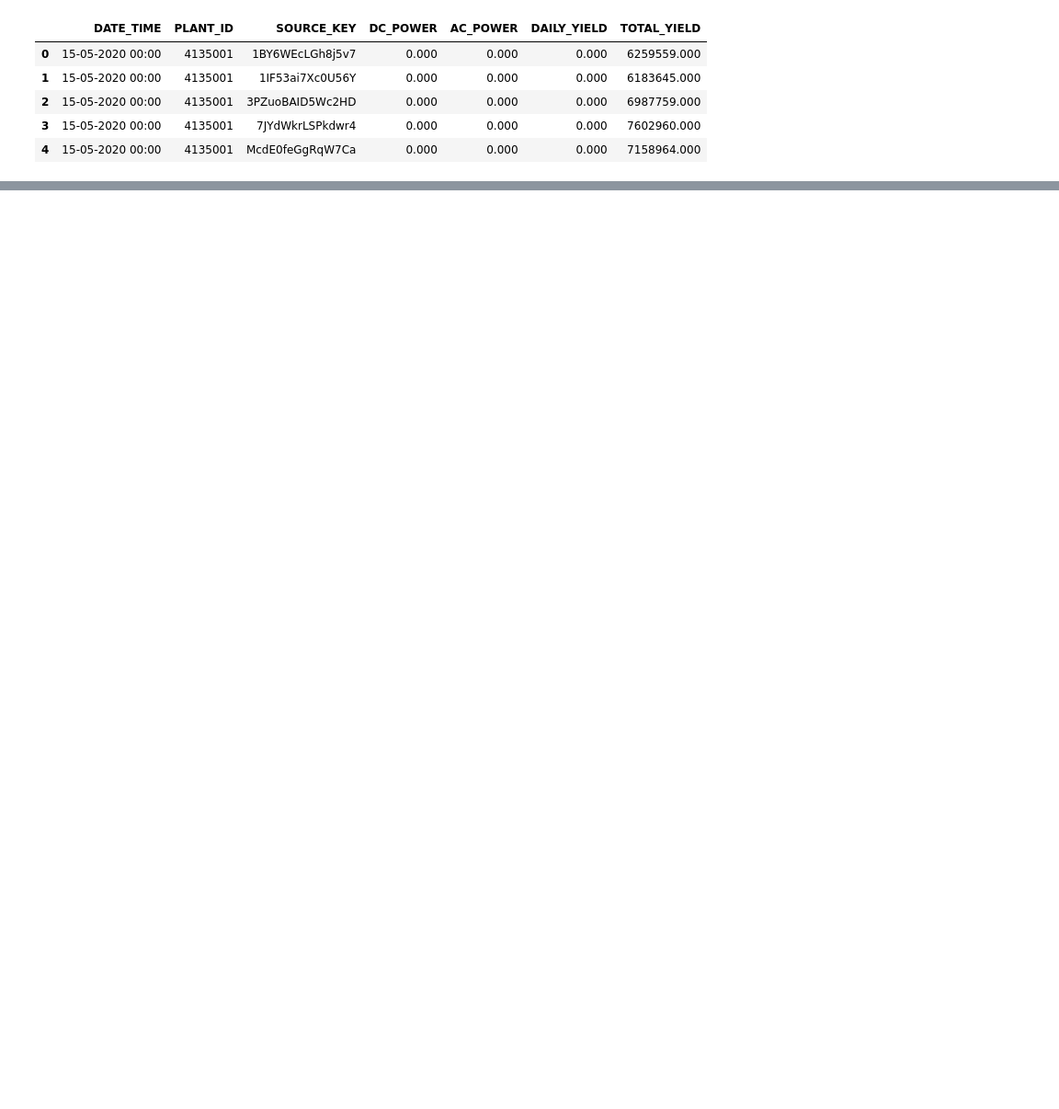
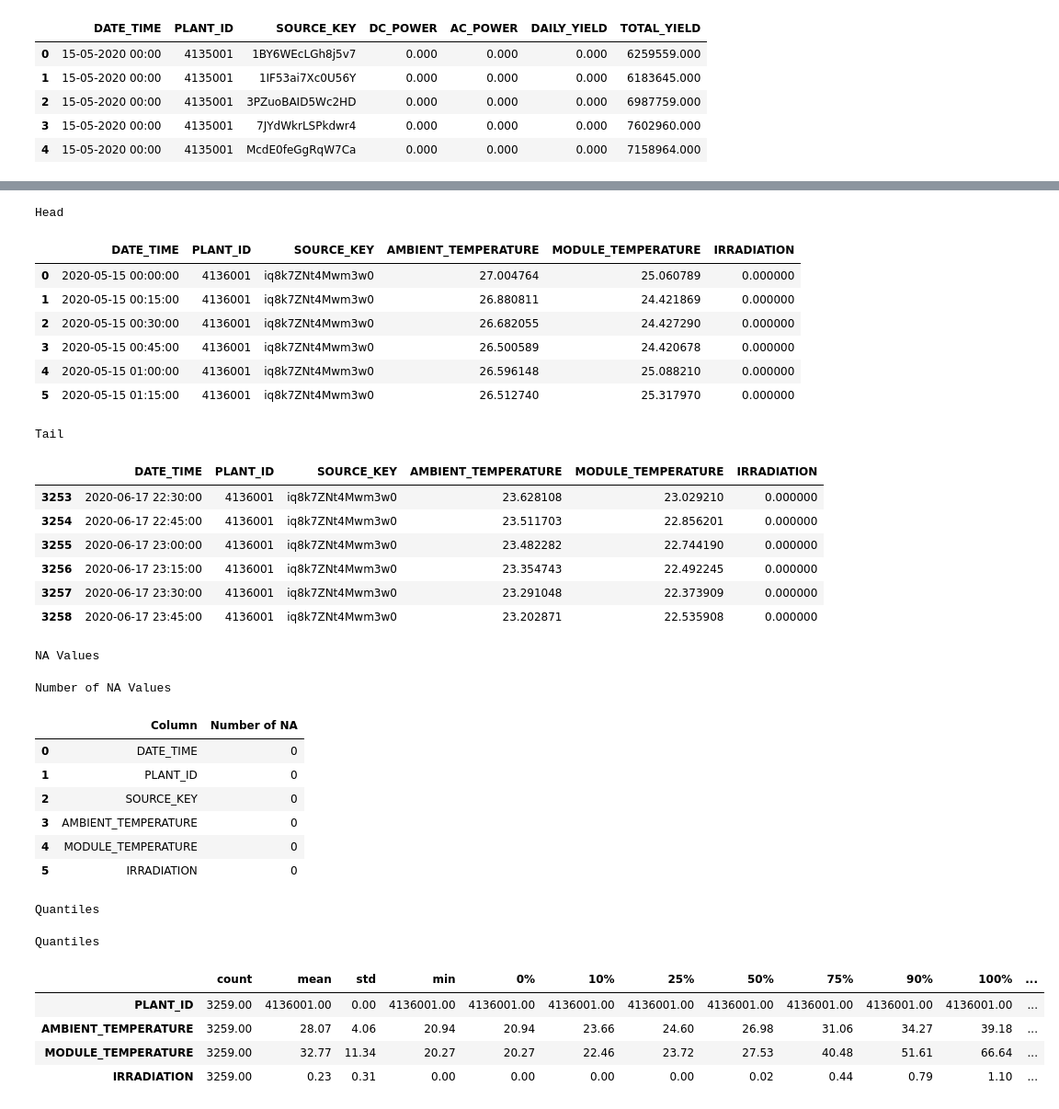
Before and after one commit to priyadharsh73/solar_plant_analysis, a Jupyter notebook: solar_eda.ipynb, the cells around one changed output, grey strips where cells are left out. Shown: that part at 92% size. Drawn from its saved outputs; the diff is of its cells as text; code cells hidden in the pictures; blank space fills up the shorter version.

```diff
--- a/solar_eda.ipynb
+++ b/solar_eda.ipynb
@@ -62,0 +306,3 @@ df_1_Generation.head()
+# %%
+check_df(df_2_Weather)
+# %% [output]
@@ -62,0 +329,32 @@ df_1_Generation.head()
+Head
+|  | DATE_TIME | PLANT_ID | SOURCE_KEY | AMBIENT_TEMPERATURE | MODULE_TEMPERATURE | IRRADIATION |
+| 0 | 2020-05-15 00:00:00 | 4136001 | iq8k7ZNt4Mwm3w0 | 27.004764 | 25.060789 | 0.000000 |
+| 1 | 2020-05-15 00:15:00 | 4136001 | iq8k7ZNt4Mwm3w0 | 26.880811 | 24.421869 | 0.000000 |
+| 2 | 2020-05-15 00:30:00 | 4136001 | iq8k7ZNt4Mwm3w0 | 26.682055 | 24.427290 | 0.000000 |
+| 3 | 2020-05-15 00:45:00 | 4136001 | iq8k7ZNt4Mwm3w0 | 26.500589 | 24.420678 | 0.000000 |
+| 4 | 2020-05-15 01:00:00 | 4136001 | iq8k7ZNt4Mwm3w0 | 26.596148 | 25.088210 | 0.000000 |
+| 5 | 2020-05-15 01:15:00 | 4136001 | iq8k7ZNt4Mwm3w0 | 26.512740 | 25.317970 | 0.000000 |
+Tail
+|  | DATE_TIME | PLANT_ID | SOURCE_KEY | AMBIENT_TEMPERATURE | MODULE_TEMPERATURE | IRRADIATION |
+| 3253 | 2020-06-17 22:30:00 | 4136001 | iq8k7ZNt4Mwm3w0 | 23.628108 | 23.029210 | 0.000000 |
+| 3254 | 2020-06-17 22:45:00 | 4136001 | iq8k7ZNt4Mwm3w0 | 23.511703 | 22.856201 | 0.000000 |
+| 3255 | 2020-06-17 23:00:00 | 4136001 | iq8k7ZNt4Mwm3w0 | 23.482282 | 22.744190 | 0.000000 |
+| 3256 | 2020-06-17 23:15:00 | 4136001 | iq8k7ZNt4Mwm3w0 | 23.354743 | 22.492245 | 0.000000 |
+| 3257 | 2020-06-17 23:30:00 | 4136001 | iq8k7ZNt4Mwm3w0 | 23.291048 | 22.373909 | 0.000000 |
+| 3258 | 2020-06-17 23:45:00 | 4136001 | iq8k7ZNt4Mwm3w0 | 23.202871 | 22.535908 | 0.000000 |
+NA Values
+Number of NA Values
+|  | Column | Number of NA |
+| 0 | DATE_TIME | 0 |
+| 1 | PLANT_ID | 0 |
+| 2 | SOURCE_KEY | 0 |
+| 3 | AMBIENT_TEMPERATURE | 0 |
+| 4 | MODULE_TEMPERATURE | 0 |
+| 5 | IRRADIATION | 0 |
+Quantiles
+Quantiles
+|  | count | mean | std | min | 0% | 10% | 25% | 50% | 75% | 90% | 100% | ... |
+| PLANT_ID | 3259.00 | 4136001.00 | 0.00 | 4136001.00 | 4136001.00 | 4136001.00 | 4136001.00 | 4136001.00 | 4136001.00 | 4136001.00 | 4136001.00 | ... |
+| AMBIENT_TEMPERATURE | 3259.00 | 28.07 | 4.06 | 20.94 | 20.94 | 23.66 | 24.60 | 26.98 | 31.06 | 34.27 | 39.18 | ... |
+| MODULE_TEMPERATURE | 3259.00 | 32.77 | 11.34 | 20.27 | 20.27 | 22.46 | 23.72 | 27.53 | 40.48 | 51.61 | 66.64 | ... |
+| IRRADIATION | 3259.00 | 0.23 | 0.31 | 0.00 | 0.00 | 0.00 | 0.00 | 0.02 | 0.44 | 0.79 | 1.10 | ... |
```
Also changed, not shown: parts of 16 cells of this notebook.
